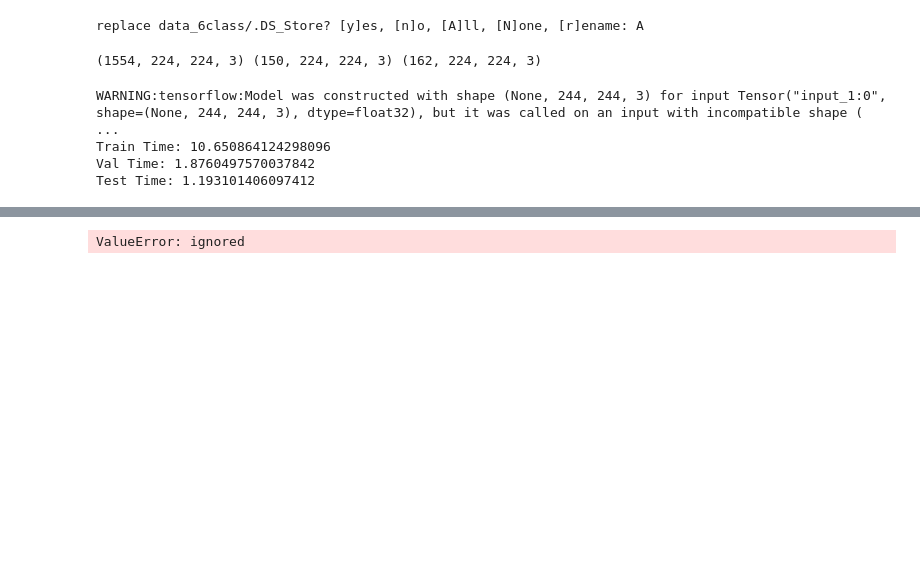
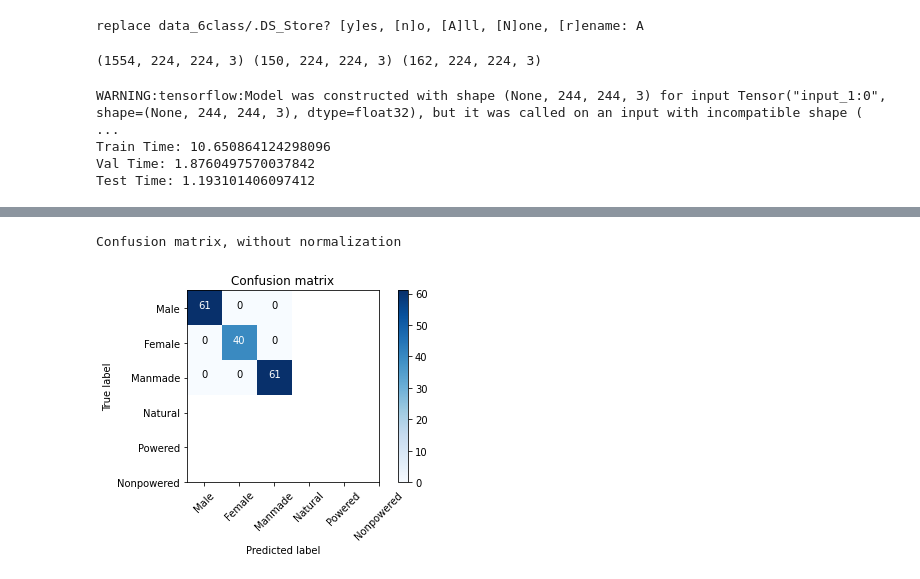
Before and after one commit to soukhind2/vgg16obj, a Jupyter notebook: colab_test.ipynb, the cells around one changed output, grey strips where cells are left out. Cells and saved outputs as stored; diff of their text form; code cells hidden in the pictures; blank space fills up the shorter version.

Commit message:
modelarch tested

```diff
--- a/colab_test.ipynb
+++ b/colab_test.ipynb
@@ -172,17 +180,18 @@ model.add(Dense(6, activation='softmax'))
 model.summary()
 '''
 
+losses = {'branch1': 'binary_crossentropy',
+          'branch2': 'categorical_crossentropy'}
 
-
-model2.compile(optimizer= Adam(lr=1e-5),
-              loss='binary_crossentropy',
+model.compile(optimizer= Adam(lr=1e-5),
+              loss=losses,
               metrics=['accuracy'])
 es = EarlyStopping(monitor='val_loss', mode='min', verbose=1)
 
-history = model2.fit(train_data, train_labels,
+history = model.fit(x = train_data, y = {'branch1':train_labels1,'branch2':train_labels2},
           epochs=epochs,
           batch_size=64,
-          validation_data=(val_data, val_labels),
+          validation_data=(val_data, {'branch1':val_labels1,'branch2':val_labels2}),
           verbose = 1, callbacks = [es])
 #model.save_weights('top_weights',overwrite = True)
 # %% [output]
@@ -206,6 +205,7 @@ Epoch 30/30
 # %%
-out = model2.evaluate(test_data,test_labels)
+out = model.evaluate(test_data,{'branch1':test_labels1,'branch2':test_labels2})
 print(out)
 
-pred = np.round(model2.predict(test_data),0)
-#print('rounded test labels',pred)
+pred = model.predict(test_data)
+
+print('rounded test labels',pred)
@@ -216,16 +213,17 @@ pred = np.round(model2.predict(test_data),0)
 classes = ['Male','Female','Manmade','Natural','Powered','Nonpowered']
 metric = metrics.classification_report(test_labels,pred,target_names = classes)
 print(metric)
-# %% [output]
-ValueError: ignored
 # %%
 from vgg16obj.tools import plot_tools as pt
-pt.plot_metrics(history)
+#pt.plot_metrics(history)
 
-categorical_test_labels = pd.DataFrame(test_labels).idxmax(axis=1)
-categorical_preds = pd.DataFrame(pred).idxmax(axis=1)
+categorical_test_labels = pd.DataFrame(test_labels2).idxmax(axis=1)
+categorical_preds = pd.DataFrame(pred[1]).idxmax(axis=1)
 cm = confusion_matrix(categorical_test_labels, categorical_preds)
 
 pt.plot_confusion_matrix(cm,classes,normalize = False)
+# %% [output]
+Confusion matrix, without normalization
+[figure, added]
 # %%
 plot_model(model,show_shapes=True,expand_nested=True)
```
Also changed, not shown: parts of 5 cells of this notebook.
